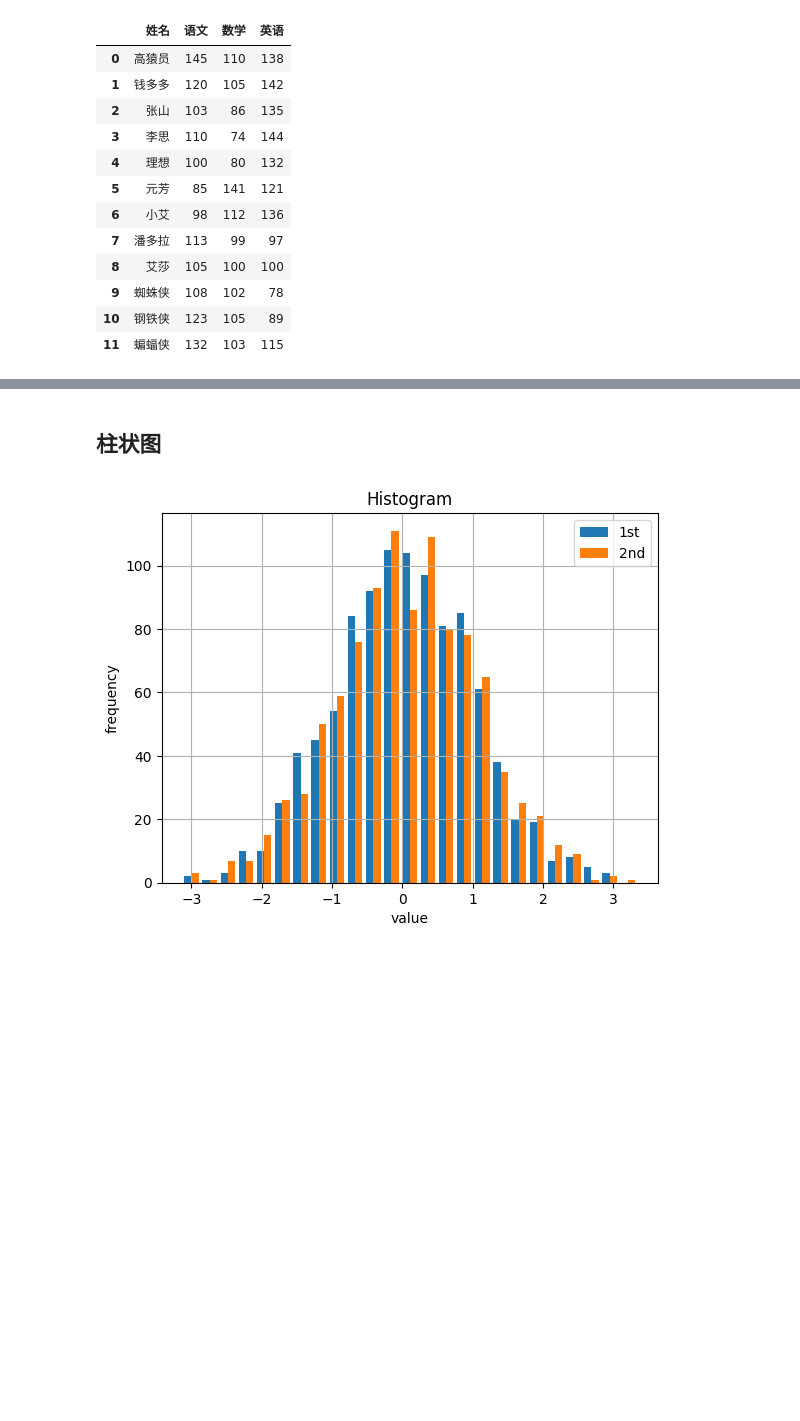
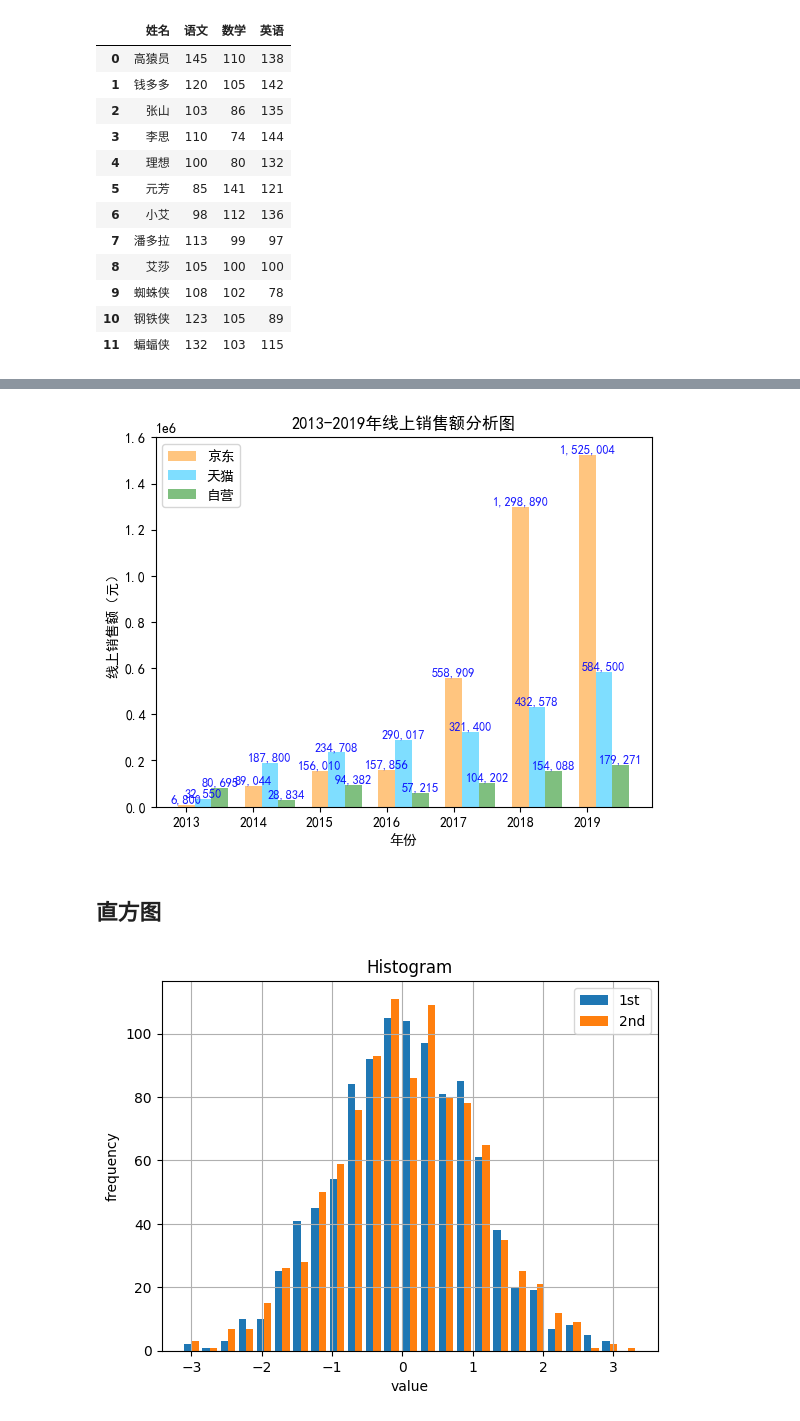
Before and after one commit to tcfh2016/knowledge-map, a Jupyter notebook: Techs/data-science/visualization/matplotlib/kinds_of_plot/kinds_of_plots.ipynb, the cells around one changed output, grey strips where cells are left out. Drawn from its saved outputs; the diff is of its cells as text; code cells hidden in the pictures; blank space fills up the shorter version.

```diff
--- a/Techs/data-science/visualization/matplotlib/kinds_of_plot/kinds_of_plots.ipynb
+++ b/Techs/data-science/visualization/matplotlib/kinds_of_plot/kinds_of_plots.ipynb
@@ -35,5 +75,35 @@ plt.plot(x1, y1, label='语文', color='r', marker='p')
+# %%
+import numpy as np
+import pandas as pd
+import matplotlib.pyplot as plt
+
+plt.rcParams['font.sans-serif'] = ['SimHei']
+
+df = pd.read_excel('books.xlsx', sheet_name='Sheet2')
+x = df['年份']
+y1 = df['京东']
+y2 = df['天猫']
+y3 = df['自营']
+
+plt.bar(x, y1, color='darkorange', alpha=0.5, width=0.25, align='center')
+plt.bar(x+0.25, y2, color='deepskyblue', alpha=0.5, width=0.25, align='center')
+plt.bar(x+0.50, y3, color='g', alpha=0.5, width=0.25, align='center')
+
+plt.xlabel('年份')
+plt.ylabel('线上销售额（元）')
+plt.title('2013-2019年线上销售额分析图')
+plt.legend(['京东', '天猫', '自营'], loc='upper left')
+
+for a,b in zip(x, y1):
+    plt.text(a, b, format(b, ','), ha='center', va='bottom', fontsize=9, color='b', alpha=0.9)
+for a,b in zip(x, y2):
+    plt.text(a+0.25, b, format(b, ','), ha='center', va='bottom', fontsize=9, color='b', alpha=0.9)
+for a,b in zip(x, y3):
+    plt.text(a+0.5, b, format(b, ','), ha='center', va='bottom', fontsize=9, color='b', alpha=0.9)
+# %% [output]
+[figure, added]
 # %% [markdown]
-## 柱状图
+## 直方图
 # %%
 import numpy as np
 import matplotlib.pyplot as plt
```
Also changed, not shown: parts of 4 cells of this notebook, 6 other files.
